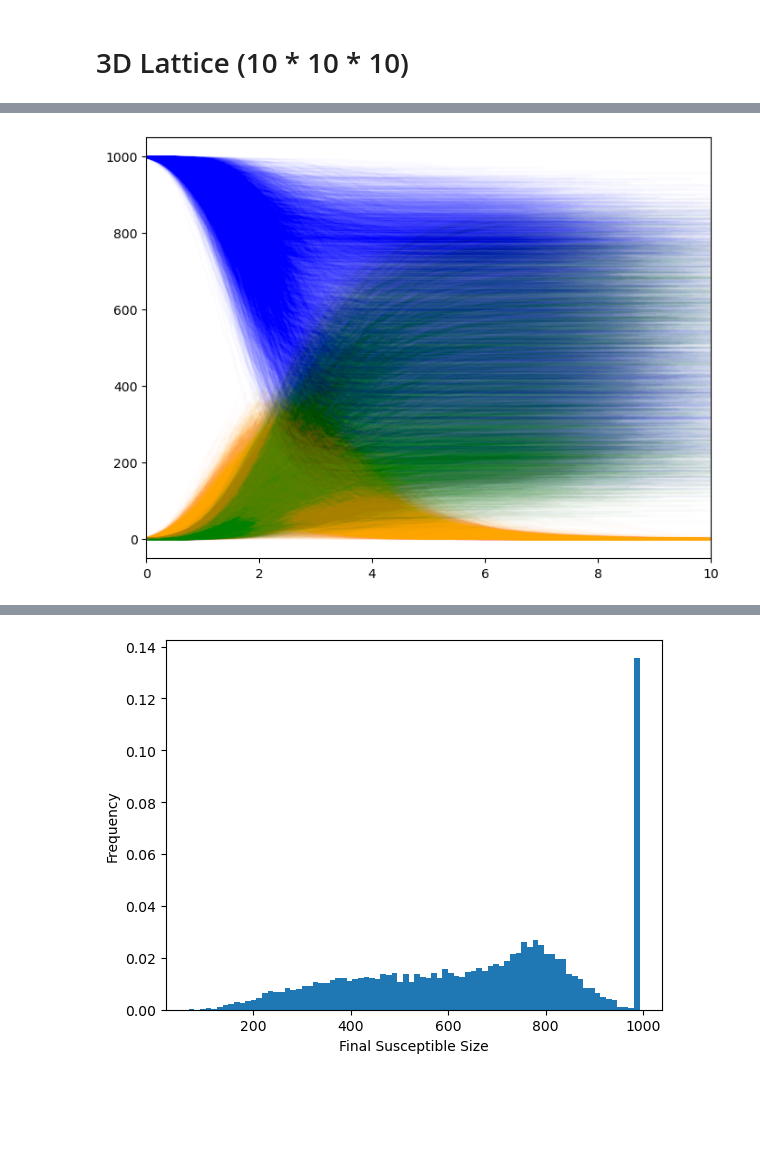
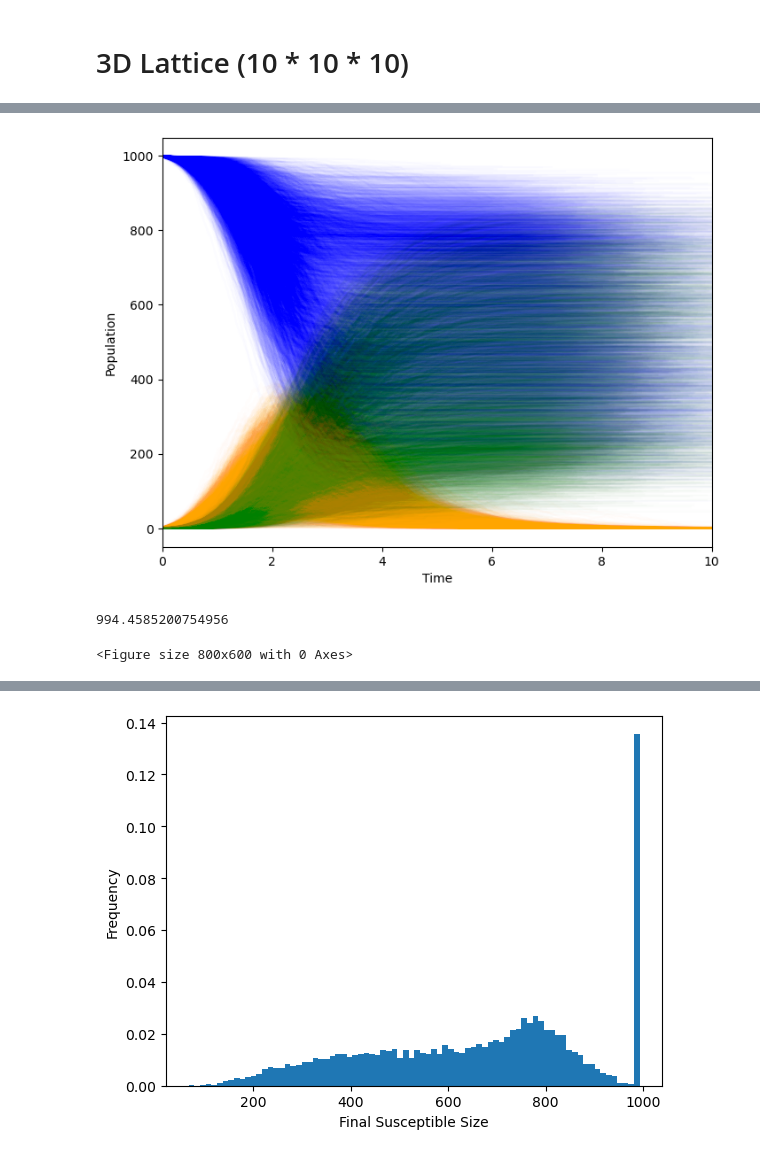
Before and after one commit to skomuro/Spreading_processes_on_networks, a Jupyter notebook: notebooks/SIR on network .ipynb, the cells around one changed output, grey strips where cells are left out. Drawn from its saved outputs; the diff is of its cells as text; code cells hidden in the pictures; blank space fills up the shorter version.

```diff
--- a/notebooks/SIR on network .ipynb
+++ b/notebooks/SIR on network .ipynb
@@ -63,6 +64,8 @@ def one_simulation(G, I_0):
     return s, i, r, ts
 # %% [markdown]
 # Complete graph
+# %%
+G = nx.complete_graph(1000)
 # %%
 S = []
 I = []
@@ -263,10 +309,12 @@ pd.to_pickle(latticeTimes, '../data/SIR/stochastic_with_network/lattice/time.pkl
 # %%
 plt.figure(figsize=(8, 6))
 for j in range(10000):
     plt.xlim(0,10)
     plt.plot(latticeTimes[j], latticeS[j], alpha = 0.01, color = "blue")
     plt.plot(latticeTimes[j], latticeI[j], alpha = 0.01, color = "orange")
     plt.plot(latticeTimes[j], latticeR[j], alpha = 0.01, color = "green")
+plt.xlabel('Time')
+plt.ylabel("Population")
 plt.savefig("../figures/SIR/stochastic_with_network/lattice/lattice_sir")
 # %% [output]
-[figure, old version]
+[figure, new version]
@@ -272,0 +327,4 @@ plt.savefig("../figures/SIR/stochastic_with_network/lattice/lattice_sir")
+# %%
+theo_I_max
+# %% [output]
+994.4585200754956
@@ -272,0 +340,16 @@ plt.savefig("../figures/SIR/stochastic_with_network/lattice/lattice_sir")
+# %%
+plt.figure(figsize=(8, 6))
+
+Stimes = []
+Itimes = []
+Rtimes = []
+
+for j in range(10000):
+    st_S = stationary_time(latticeS[j])
+    st_I = stationary_time(latticeI[j])
+    st_R = stationary_time(latticeR[j])
+    Stimes.append(latticeTimes[j][-st_S])
+    Itimes.append(latticeTimes[j][-st_I])
+    Rtimes.append(latticeTimes[j][-st_R])
+# %% [output]
+<Figure size 800x600 with 0 Axes>
```
Also changed, not shown: parts of 29 cells of this notebook, 26 other files.
